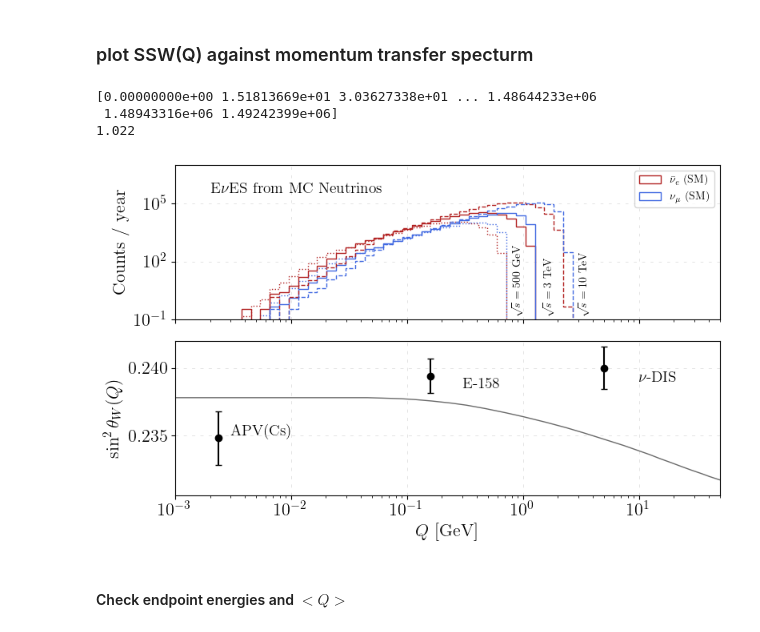
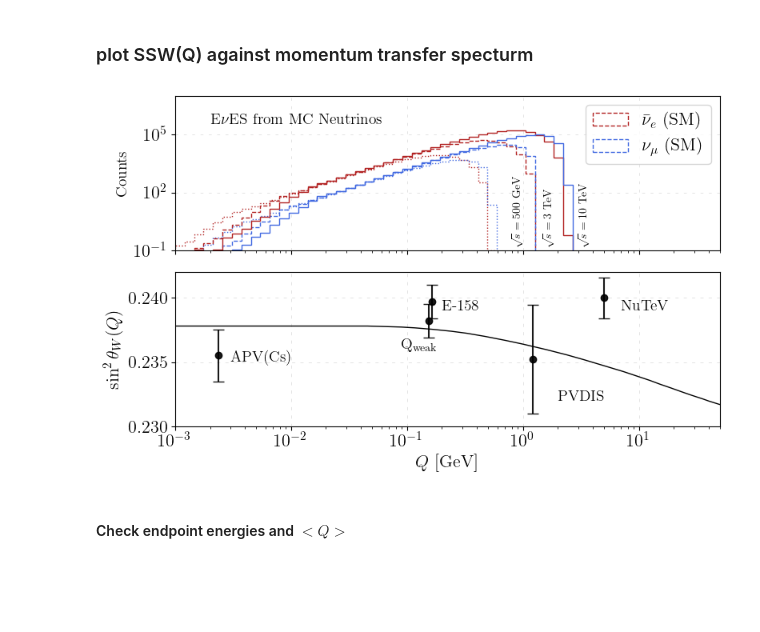
Before and after one commit to athompson-git/MuonColliderNeutrinos, a Jupyter notebook: electron_scattering_analysis.ipynb, the cells around one changed output. Drawn from its saved outputs; the diff is of its cells as text; code cells hidden in the pictures; blank space fills up the shorter version.

```diff
--- a/electron_scattering_analysis.ipynb
+++ b/electron_scattering_analysis.ipynb
@@ -757,12 +482,12 @@ nue_flux_10TeV = np.genfromtxt("data/nuebar_flux_MeV_rad_SqrtS-10TeV_216e19Mu_25
 
 # NEW FLUXES
 numu_flux_500GeV = np.genfromtxt("data/numu_energy_flux_MeV_SqrtS-500GeV_1e19nu.txt")
-nue_flux_500GeV = np.genfromtxt("data/nuebar_energy_flux_MeV_SqrtS-500GeV_7e18nu.txt")
+nue_flux_500GeV = np.genfromtxt("data/nuebar_energy_flux_MeV_SqrtS-500GeV_1e19nu.txt")
 
 numu_flux_3TeV = np.genfromtxt("data/numu_energy_flux_MeV_SqrtS-3TeV_1e19nu.txt")
-nue_flux_3TeV = np.genfromtxt("data/nuebar_energy_flux_MeV_SqrtS-3TeV_7e18nu.txt")
+nue_flux_3TeV = np.genfromtxt("data/nuebar_energy_flux_MeV_SqrtS-3TeV_1e19nu.txt")
 
-numu_flux_10TeV = np.genfromtxt("data/numu_energy_flux_MeV_SqrtS-10TeV_11e18nu.txt")
-nue_flux_10TeV = np.genfromtxt("data/nuebar_energy_flux_MeV_SqrtS-10TeV_7e18nu.txt")
+numu_flux_10TeV = np.genfromtxt("data/numu_energy_flux_MeV_SqrtS-10TeV_1e19nu.txt")
+nue_flux_10TeV = np.genfromtxt("data/nuebar_energy_flux_MeV_SqrtS-10TeV_1e19nu.txt")
 # %%
 SSW_AT_1GEV = 0.23638198757763973
@@ -826,13 +551,6 @@ nue_energies_10TeV, _, _, nue_wgts_10TeV = eves_gen_nue_10TeV.get_energy_theta_p
 numubar_energies_10TeV, _, _, numubar_wgts_10TeV = eves_gen_numubar_10TeV.get_energy_theta_phi_wgt_arrays()
 # %% [markdown]
 ### plot SSW(Q) against momentum transfer specturm
-# %%
-print(nuebar_energies_3TeV)
-print(2*M_E)
-# %% [output]
-[0.00000000e+00 1.51813669e+01 3.03627338e+01 ... 1.48644233e+06
- 1.48943316e+06 1.49242399e+06]
-1.022
 # %%
 sw2_dat = np.genfromtxt("data/sw2_theory_curve_Q2.txt")
 SSW_AT_1GEV = 0.23638198757763973
@@ -842,9 +560,12 @@ mucol_1sigma_sw2_vals = [SSW_AT_1GEV]
 mucol_1sigma_Q2_vals = [1.0]
 mucol_1sigma_Q2_err = [0.0004]
 
-nuDIS = [5.0, 0.24, 0.00159]
-E158 = [0.16, 0.2394, 0.00128]
-APV = [2.35e-3, 0.2348, 0.002]
+nuDIS = [5.0, 0.24, 0.00159]  # NuTeV
+eDIS = [1.0, 0.224, 0.02]
+E158 = [0.16, 0.2397, 0.00128]
+APV = [2.35e-3, 0.2355, 0.002]
+Qweak = [0.158, 0.2382, 0.00128062]
+PVDIS = [1.2245, 0.23523, 0.00423]
 
 # Create the figure and set up the grid
 fig, (ax1, ax2) = plt.subplots(2, 1, figsize=(8, 5), sharex=True)
@@ -853,19 +574,19 @@ q_bins = np.logspace(-3, 1)
 
 # Top panel: Recoil energy spectrum plot
 ax1.hist(1e-3*sqrt(2*M_E*nuebar_energies_500), weights=nuebar_wgts_500, bins=q_bins, histtype='step',
-         color='firebrick', ls='dotted')
+         color='firebrick', linestyle='dotted')
 ax1.hist(1e-3*sqrt(2*M_E*numu_energies_500), weights=numu_wgts_500, bins=q_bins, histtype='step',
-         color='royalblue', ls='dotted')
+         color='royalblue', linestyle='dotted')
 
 ax1.hist(1e-3*sqrt(2*M_E*nuebar_energies_3TeV), weights=nuebar_wgts_3TeV, bins=q_bins, histtype='step',
-         label=r"$\bar{\nu}_e$ (SM)", color='firebrick')
+         label=r"$\bar{\nu}_e$ (SM)", linestyle='dashed', color='firebrick')
 ax1.hist(1e-3*sqrt(2*M_E*numu_energies_3TeV), weights=numu_wgts_3TeV, bins=q_bins, histtype='step',
-         label=r"$\nu_\mu$ (SM)", color='royalblue')
+         label=r"$\nu_\mu$ (SM)", linestyle='dashed', color='royalblue')
 
 ax1.hist(1e-3*sqrt(2*M_E*nuebar_energies_10TeV), weights=nuebar_wgts_10TeV, bins=q_bins, histtype='step',
-         color='firebrick', ls='dashed')
+         color='firebrick', linestyle='solid')
 ax1.hist(1e-3*sqrt(2*M_E*numu_energies_10TeV), weights=numu_wgts_10TeV, bins=q_bins, histtype='step',
-         color='royalblue', ls='dashed')
+         color='royalblue', linestyle='solid')
 
 ax1.text(2e-3, 370000, r"E$\nu$ES from MC Neutrinos", fontsize=14)
 
@@ -873,49 +594,54 @@ ax1.text(8e-1, 2e-1, r"$\sqrt{s}=500$ GeV", rotation=90.0)
 ax1.text(1.5, 2e-1, r"$\sqrt{s}=3$ TeV", rotation=90.0)
 ax1.text(3, 2e-1, r"$\sqrt{s}=10$ TeV", rotation=90.0)
 
-ax1.legend(loc="upper right")
+ax1.legend(loc="upper right", fontsize=16)
 
 
-ax1.set_ylabel("Counts / year", fontsize=16)
+ax1.set_ylabel("Counts", fontsize=14)
 ax1.set_xlim((q_bins[0], q_bins[-1]))
 ax1.set_ylim((0.1, 1e7))
 ax1.set_yscale('log')
 
 # Bottom panel: sin^2(theta) plot
-ax2.plot(sw2_dat[:,0], sw2_dat[:,1], color='dimgray', linewidth=1.0)
-ax2.errorbar(nuDIS[0], nuDIS[1], yerr=nuDIS[2], color='k', marker='o', ls='none', capsize=3)
-ax2.errorbar(E158[0], E158[1], yerr=E158[2], color='k', marker='o', ls='none', capsize=3)
-ax2.errorbar(APV[0], APV[1], yerr=APV[2], color='k', marker='o', ls='none', capsize=3)
+ax2.plot(sw2_dat[:,0], sw2_dat[:,1], color='k', linewidth=1.0)
+ax2.errorbar(nuDIS[0], nuDIS[1], yerr=nuDIS[2], color='k', marker='o', ls='none', capsize=5, alpha=0.9)
+ax2.errorbar(E158[0]+0.005, E158[1], yerr=E158[2], color='k', marker='o', ls='none', capsize=5, alpha=0.9)
+ax2.errorbar(APV[0], APV[1], yerr=APV[2], color='k', marker='o', ls='none', capsize=5, alpha=0.9)
+#ax2.errorbar(eDIS[0], eDIS[1], yerr=eDIS[2], color='k', marker='o', ls='none', capsize=3)
+ax2.errorbar(Qweak[0]-0.005, Qweak[1], yerr=Qweak[2], color='k', marker='o', ls='none', capsize=5, alpha=0.9, zorder=9)
+ax2.errorbar(PVDIS[0], PVDIS[1], yerr=PVDIS[2], color='k', marker='o', ls='none', capsize=5, alpha=0.9)
 
 ax2.text(3e-3, 0.235, "APV(Cs)", fontsize=14)
-ax2.text(3e-1, 0.2385, "E-158", fontsize=14)
-ax2.text(10.0, 0.239, r"$\nu$-DIS", fontsize=14)
+ax2.text(2e-1, 0.239, "E-158", fontsize=14)
+ax2.text(9e-2, 0.236, r"Q$_{\rm weak}$", fontsize=14)
+ax2.text(7.0, 0.239, r"NuTeV", fontsize=14)
+ax2.text(2.0, 0.232, r"PVDIS", fontsize=14)
 
 ax2.set_xscale('log')
 ax2.set_xlabel(r"$Q$ [GeV]", fontsize=16)
 ax2.set_ylabel(r"$\sin^2 \theta_W (Q)$", fontsize=16)
-ax2.set_ylim(top=0.242)
+ax2.set_ylim((0.230, 0.242))
 ax2.set_xlim((1e-3, 5e1))
 
 ax1.tick_params(axis="x", labelsize=16)
 ax1.tick_params(axis="y", labelsize=16)
 ax2.tick_params(axis="x", labelsize=16)
 ax2.tick_params(axis="y", labelsize=16)
 
 # set the grid
 ax1.grid(True, linestyle='-', linewidth=0.5, alpha=0.3, color='gray', dashes=(5,10))
 ax2.grid(True, linestyle='-', linewidth=0.5, alpha=0.3, color='gray', dashes=(5,10))
 for line in plt.gca().xaxis.get_gridlines():
     line.set_dash_capstyle('round')
 for line in plt.gca().yaxis.get_gridlines():
     line.set_dash_capstyle('round')
 
 # Final adjustments and save
 plt.tight_layout()
 plt.savefig("plots/weak_mixing/EvES_spectra_by_COM_energy_vs_Q_and_SSW.pdf")
 plt.show()
 # %% [output]
-[figure, old version]
+[figure, new version]
 # %% [markdown]
 #### Check endpoint energies and $<Q>$
 # %%
```
Also changed, not shown: parts of 16 cells of this notebook, 1 other file.
